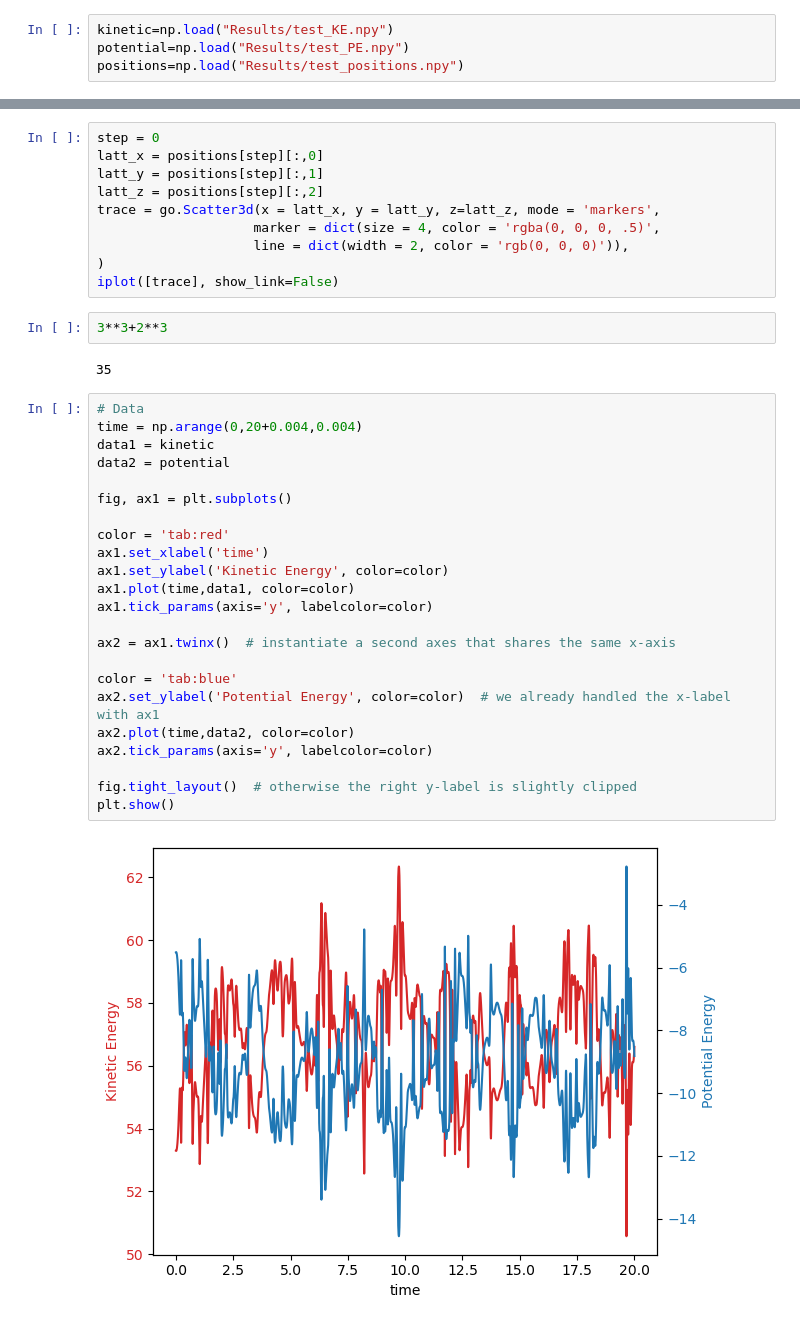
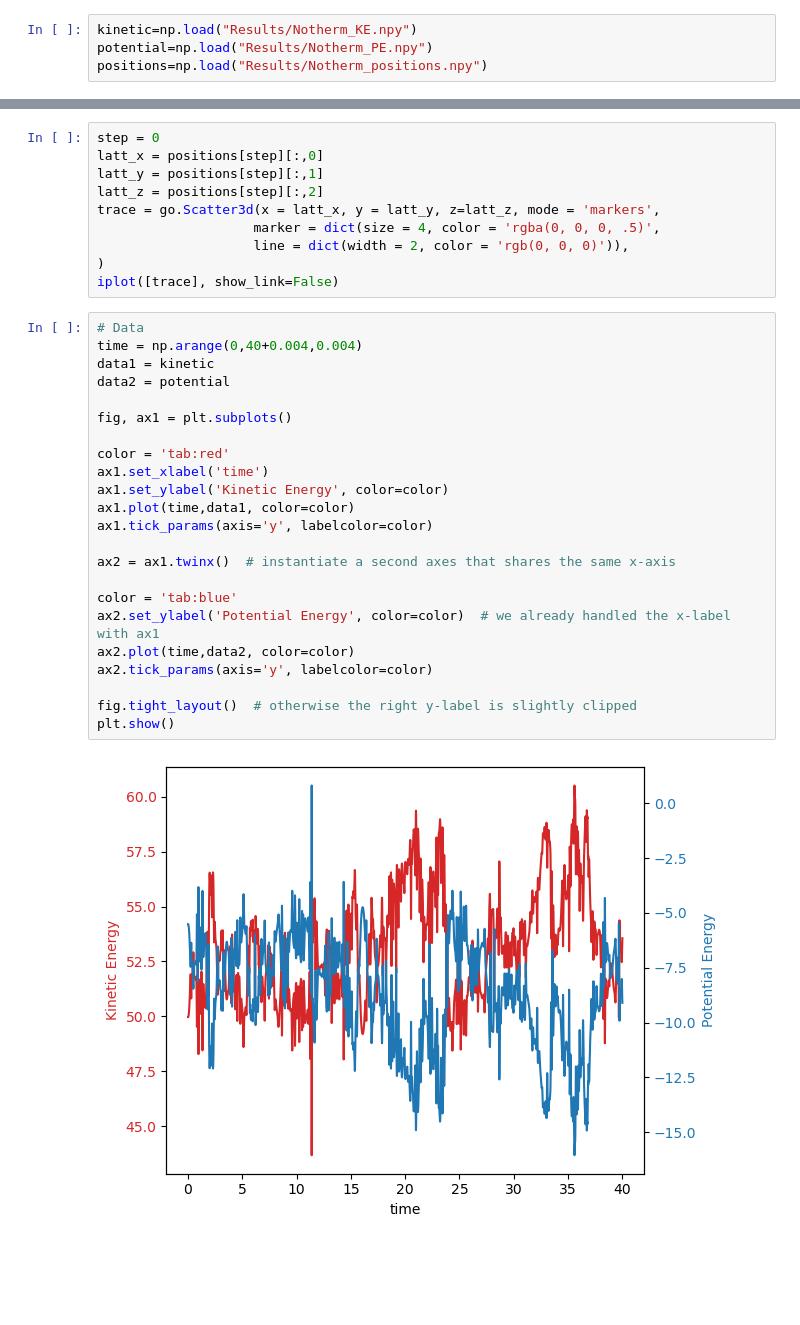
Before and after one commit to EdrickSG/Classical-Molecular-Dynamics, a Jupyter notebook: post-processing.ipynb, the cells around one changed output, grey strips where cells are left out. Cells and saved outputs as stored; diff of their text form; blank space fills up the shorter version.

```diff
--- a/post-processing.ipynb
+++ b/post-processing.ipynb
@@ -4,6 +4,6 @@ import matplotlib.pyplot as plt
 import plotly.graph_objs as go
 from plotly.offline import init_notebook_mode, iplot, iplot_mpl
 # %%
-kinetic=np.load("Results/test_KE.npy")
-potential=np.load("Results/test_PE.npy")
-positions=np.load("Results/test_positions.npy")
+kinetic=np.load("Results/Notherm_KE.npy")
+potential=np.load("Results/Notherm_PE.npy")
+positions=np.load("Results/Notherm_positions.npy")
@@ -17,35 +19,31 @@ trace = go.Scatter3d(x = latt_x, y = latt_y, z=latt_z, mode = 'markers',
                     line = dict(width = 2, color = 'rgb(0, 0, 0)')),
 )
 iplot([trace], show_link=False)
-# %%
-3**3+2**3
-# %% [output]
-35
 # %%
 # Data
-time = np.arange(0,20+0.004,0.004)
+time = np.arange(0,40+0.004,0.004)
 data1 = kinetic
 data2 = potential
 
 fig, ax1 = plt.subplots()
 
 color = 'tab:red'
 ax1.set_xlabel('time')
 ax1.set_ylabel('Kinetic Energy', color=color)
 ax1.plot(time,data1, color=color)
 ax1.tick_params(axis='y', labelcolor=color)
 
 ax2 = ax1.twinx()  # instantiate a second axes that shares the same x-axis
 
 color = 'tab:blue'
 ax2.set_ylabel('Potential Energy', color=color)  # we already handled the x-label with ax1
 ax2.plot(time,data2, color=color)
 ax2.tick_params(axis='y', labelcolor=color)
 
 fig.tight_layout()  # otherwise the right y-label is slightly clipped
 plt.show()
 # %% [output]
-[figure, old version]
+[figure, new version]
 # %%
 plt.plot(time,kinetic+potential)
 plt.xlabel('time');
```
Also changed, not shown: parts of 27 cells of this notebook, 3 other files.
